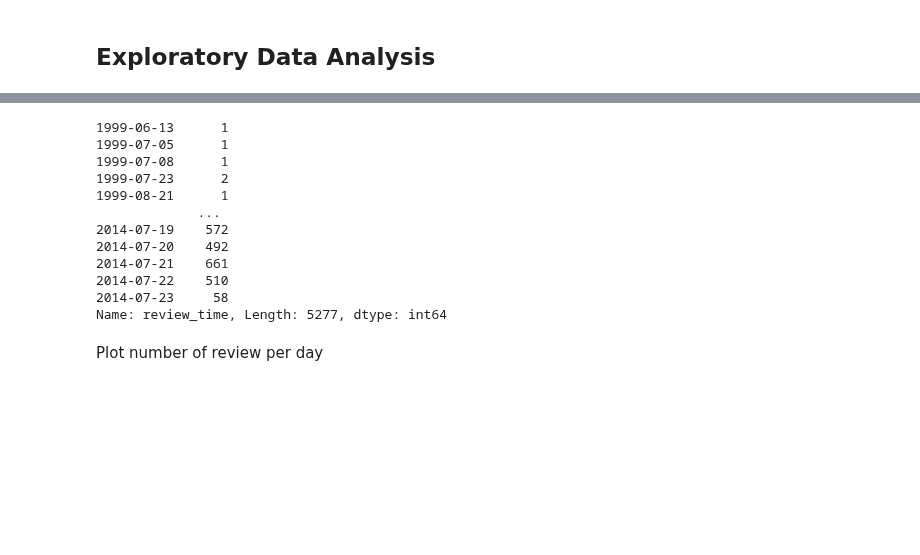
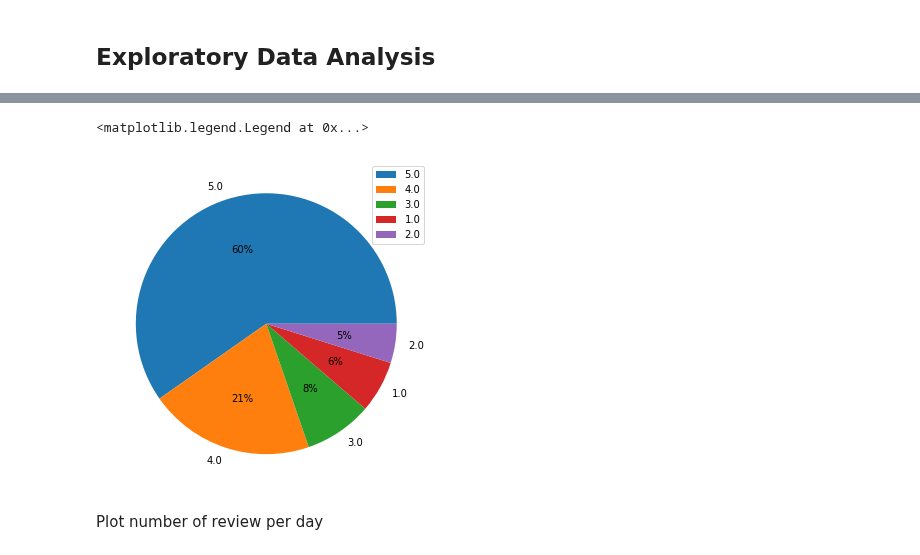
Before and after one commit to bachhvu/Amazon-NLP, a Jupyter notebook: Model Development.ipynb, the cells around one changed output, grey strips where cells are left out. Cells and saved outputs as stored; diff of their text form; code cells hidden in the pictures; blank space fills up the shorter version.

```diff
--- a/Model Development.ipynb
+++ b/Model Development.ipynb
@@ -70,21 +67,13 @@ df['overall'].value_counts().sort_index().plot(kind="barh")
+# %%
+plt.figure(figsize=(8,6))
+plt.pie(df['overall'].value_counts(), labels = df['overall'].value_counts().index, autopct='%1.0f%%')
+plt.legend()
+# %% [output]
+<matplotlib.legend.Legend at 0x...>
+[figure, added]
 # %%
 import plotly.express as px
 import plotly.graph_objects as go
-# %%
-df['review_time'].value_counts().sort_index()
-# %% [output]
-1999-06-13      1
-1999-07-05      1
-1999-07-08      1
-1999-07-23      2
-1999-08-21      1
-             ...
-2014-07-19    572
-2014-07-20    492
-2014-07-21    661
-2014-07-22    510
-2014-07-23     58
-Name: review_time, Length: 5277, dtype: int64
 # %% [markdown]
 Plot number of review per day
 # %%
```
Also changed, not shown: parts of 5 cells of this notebook.
